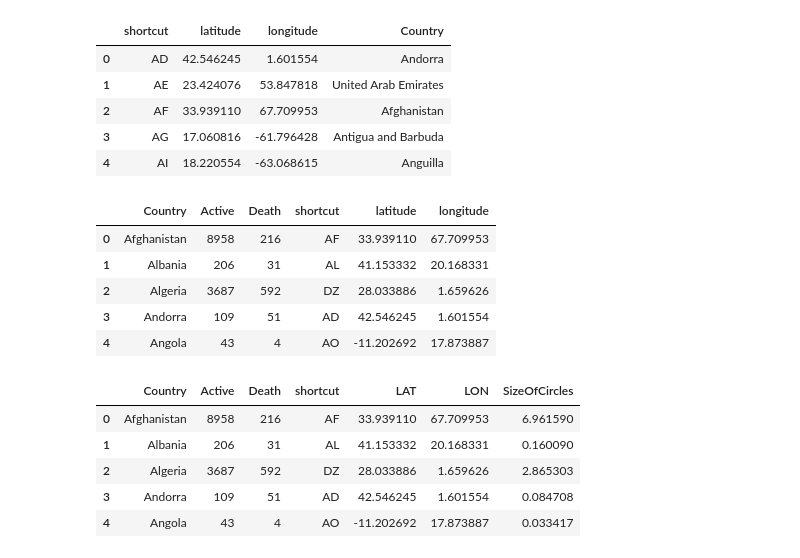
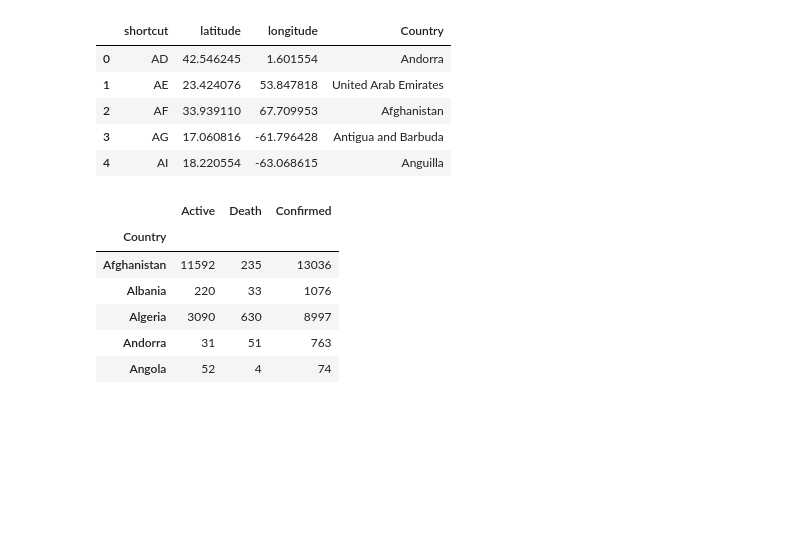
Before and after one commit to rechavar/pyCovid_TechLabsProj, a Jupyter notebook: TechLabs__finalProject.ipynb, the cells around one changed output. Saved outputs shown, nothing was run; the diff lists cells and outputs as text; code cells hidden in the pictures; blank space fills up the shorter version.

```diff
--- a/TechLabs__finalProject.ipynb
+++ b/TechLabs__finalProject.ipynb
@@ -239,9 +302,0 @@ df_complete=pd.merge(df_active_total,df_complete,on="Country")
-# %%
-df_complete.head()
-# %% [output]
-|  | Country | Active | Death | shortcut | latitude | longitude |
-| 0 | Afghanistan | 8958 | 216 | AF | 33.939110 | 67.709953 |
-| 1 | Albania | 206 | 31 | AL | 41.153332 | 20.168331 |
-| 2 | Algeria | 3687 | 592 | DZ | 28.033886 | 1.659626 |
-| 3 | Andorra | 109 | 51 | AD | 42.546245 | 1.601554 |
-| 4 | Angola | 43 | 4 | AO | -11.202692 | 17.873887 |
@@ -253,9 +303,14 @@ df_complete["SizeOfCircles"]=df_complete["Active"]/VarTotActiveCases*200
-# %%
-df_complete.head()
-# %% [output]
-|  | Country | Active | Death | shortcut | LAT | LON | SizeOfCircles |
-| 0 | Afghanistan | 8958 | 216 | AF | 33.939110 | 67.709953 | 6.961590 |
-| 1 | Albania | 206 | 31 | AL | 41.153332 | 20.168331 | 0.160090 |
-| 2 | Algeria | 3687 | 592 | DZ | 28.033886 | 1.659626 | 2.865303 |
-| 3 | Andorra | 109 | 51 | AD | 42.546245 | 1.601554 | 0.084708 |
-| 4 | Angola | 43 | 4 | AO | -11.202692 | 17.873887 | 0.033417 |
+# %%
+all_dataframes['map'] = pd.DataFrame()
+all_dataframes['map']['Active'] = all_dataframes['active'].iloc[-1,:]
+all_dataframes['map']['Death'] = all_dataframes['death'].iloc[-1,:]
+all_dataframes['map']['Confirmed'] = all_dataframes['confirmed'].iloc[-1,:]
+all_dataframes['map'].head()
+# %% [output]
+|  | Active | Death | Confirmed |
+| Country |  |  |  |
+| Afghanistan | 11592 | 235 | 13036 |
+| Albania | 220 | 33 | 1076 |
+| Algeria | 3090 | 630 | 8997 |
+| Andorra | 31 | 51 | 763 |
+| Angola | 52 | 4 | 74 |
```
Also changed, not shown: parts of 36 cells of this notebook.
